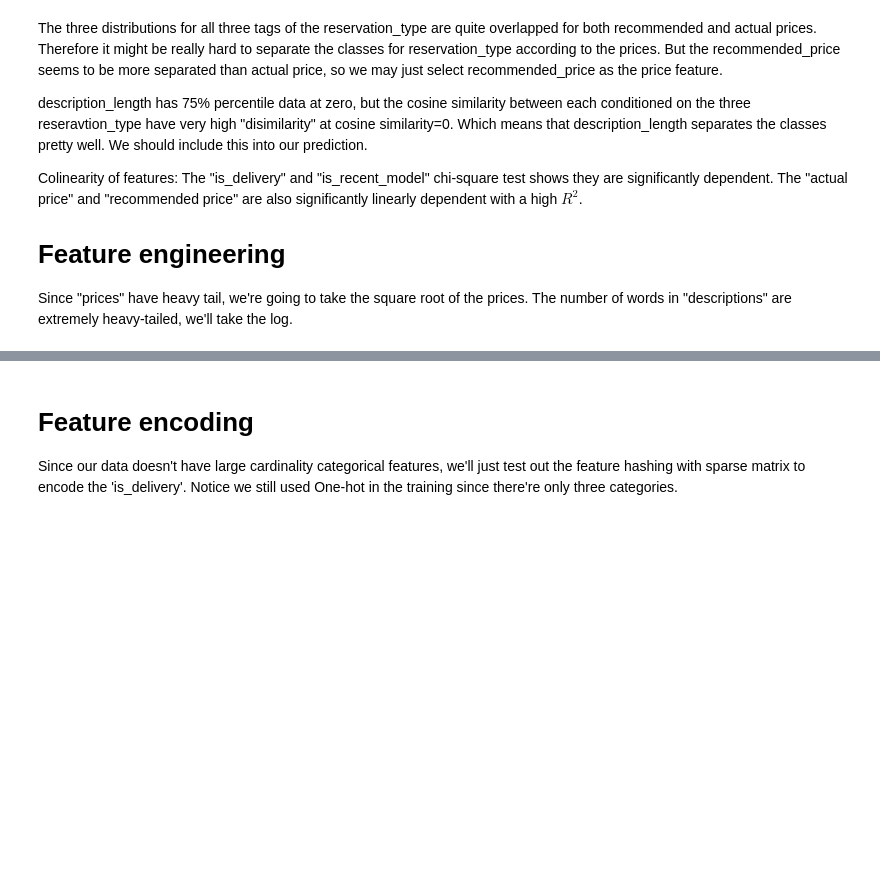
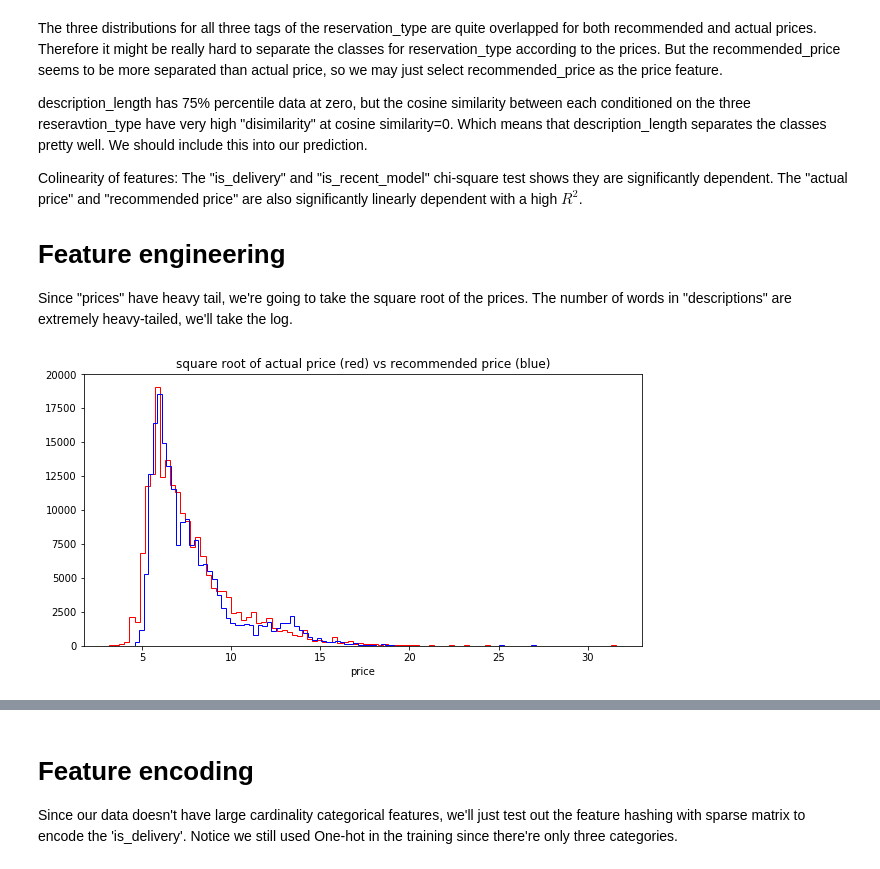
Before and after one commit to ginochen/Dual-branched_DNN_SVM, a Jupyter notebook: Dual_branched_DNN_SVM.ipynb, the cells around one changed output, grey strips where cells are left out. Saved outputs shown, nothing was run; the diff lists cells and outputs as text; code cells hidden in the pictures; blank space fills up the shorter version.

```diff
--- a/Dual_branched_DNN_SVM.ipynb
+++ b/Dual_branched_DNN_SVM.ipynb
@@ -277,3 +277,15 @@ Since "prices" have heavy tail, we're going to take the square root of the price
 df['recommended_price'] = np.sqrt(df['recommended_price'])
 df['actual_price'] = np.sqrt(df['actual_price'])
 df['description_length'] = np.log(df['description_length'])
+df['description_length'][df['description_length']==-np.inf] = 0 # replace the -inf values
+# %%
+# prices
+plt.figure(figsize=(10,5))
+plt.subplot(111)
+plt.title('square root of actual price (red) vs recommended price (blue)')
+plt.hist(df['actual_price'],100,color='r',histtype=u'step')
+plt.hist(df['recommended_price'],100,color='b',histtype=u'step')
+plt.xlabel('price')
+plt.show()
+# %% [output]
+[figure, added]
```
Also changed, not shown: parts of 6 cells of this notebook.
